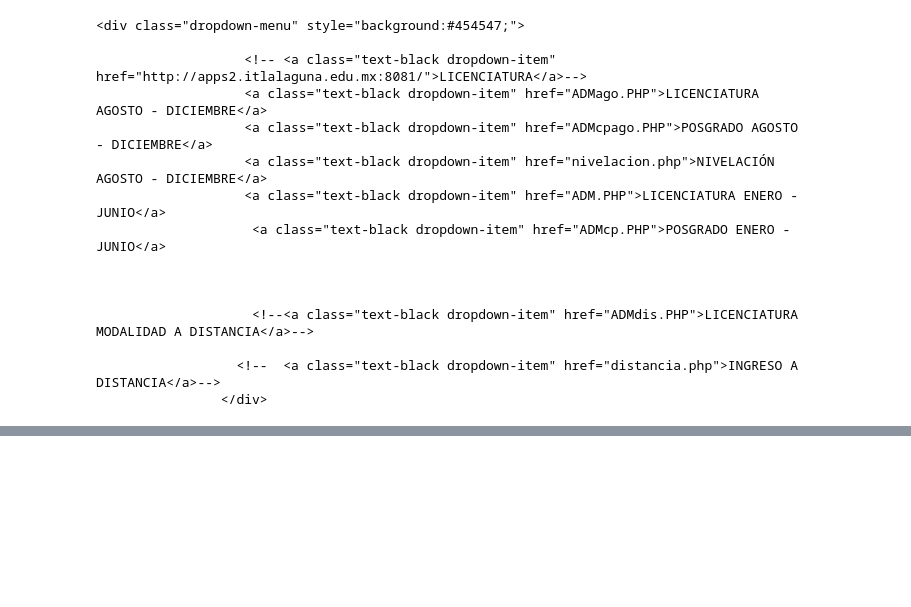
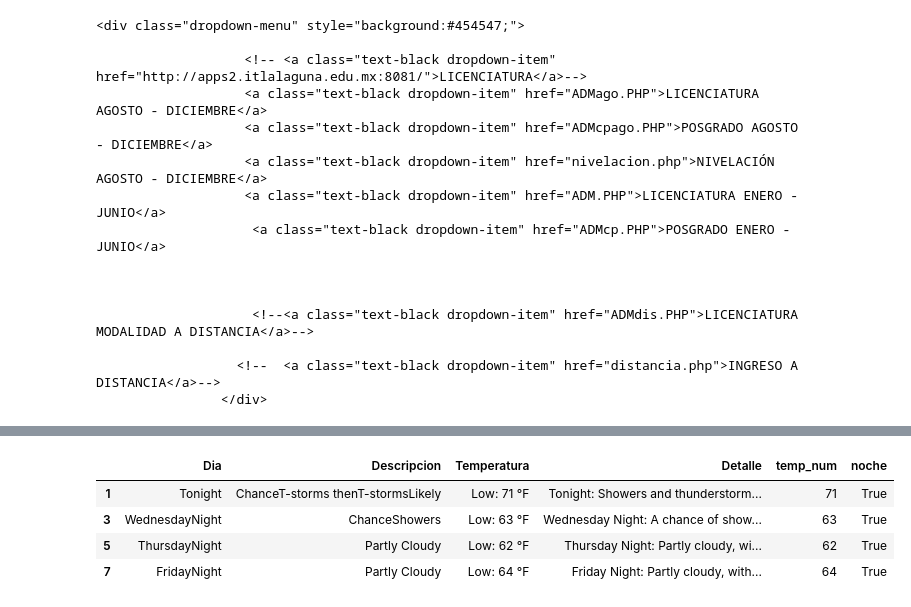
Before and after one commit to misaeladame/big-data, a Jupyter notebook: Jupyter/02_03_WebScraping_Twitter.ipynb, the cells around one changed output, grey strips where cells are left out. Cells and saved outputs as stored; diff of their text form; code cells hidden in the pictures; blank space fills up the shorter version.

```diff
--- a/Jupyter/02_03_WebScraping_Twitter.ipynb
+++ b/Jupyter/02_03_WebScraping_Twitter.ipynb
@@ -248,0 +348,8 @@ tags
+# %%
+pronostico[noche]
+# %% [output]
+|  | Dia | Descripcion | Temperatura | Detalle | temp_num | noche |
+| 1 | Tonight | ChanceT-storms thenT-stormsLikely | Low: 71 °F | Tonight: Showers and thunderstorm... | 71 | True |
+| 3 | WednesdayNight | ChanceShowers | Low: 63 °F | Wednesday Night: A chance of show... | 63 | True |
+| 5 | ThursdayNight | Partly Cloudy | Low: 62 °F | Thursday Night: Partly cloudy, wi... | 62 | True |
+| 7 | FridayNight | Partly Cloudy | Low: 64 °F | Friday Night: Partly cloudy, with... | 64 | True |
```
Also changed, not shown: parts of 19 cells of this notebook.
